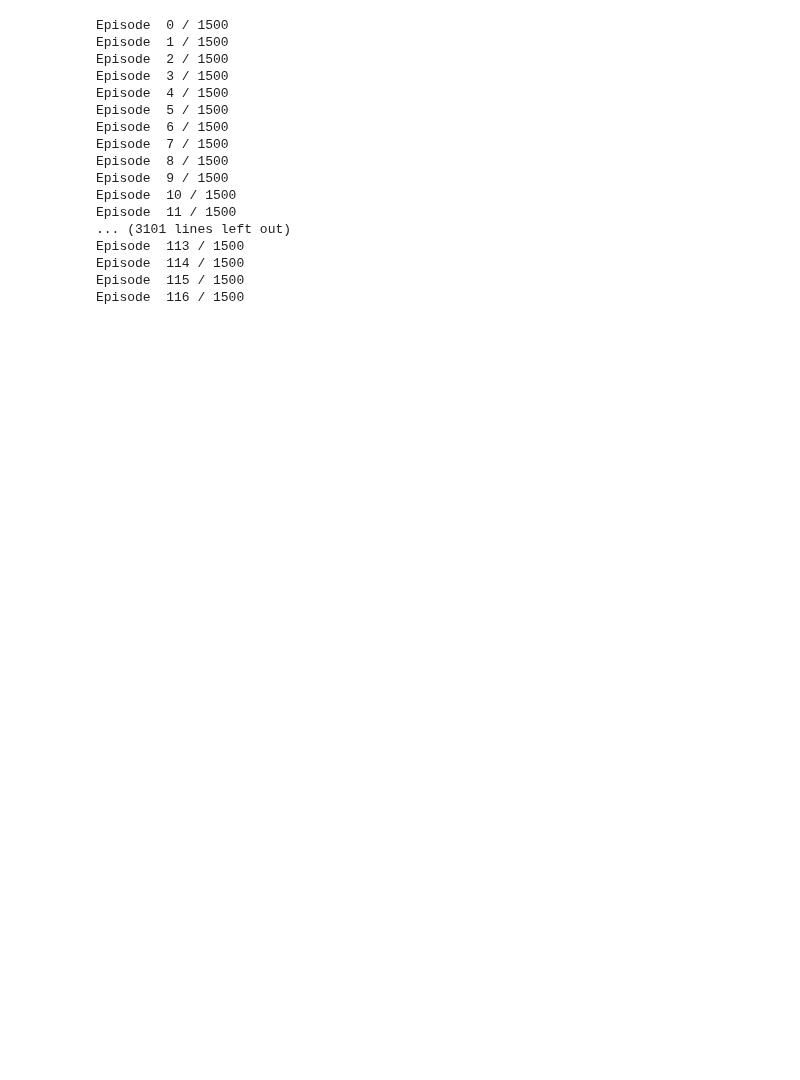
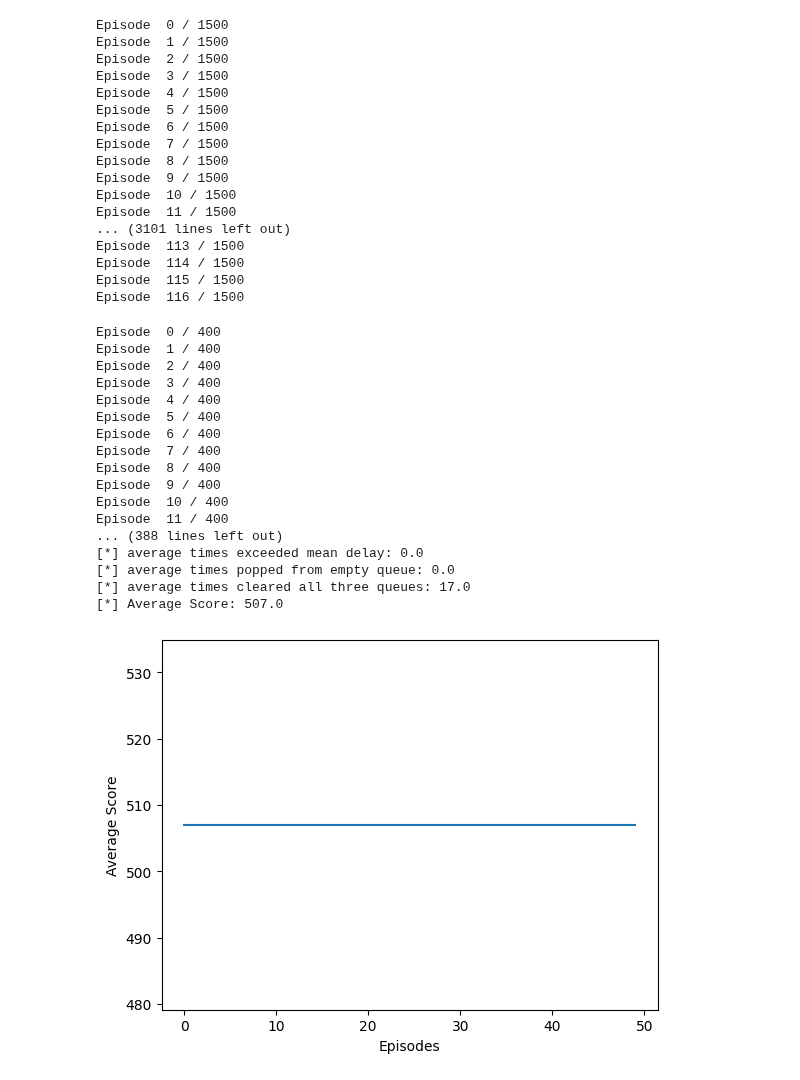
Before and after one commit to AhmedSZaman/MachineLearningA2, a Jupyter notebook: Scheduler-With-Discretize().ipynb, the cells around one changed output. Drawn from its saved outputs; the diff is of its cells as text; code cells hidden in the pictures; blank space fills up the shorter version.

Commit message:
New Report, fixed final model test

```diff
--- a/Scheduler-With-Discretize().ipynb
+++ b/Scheduler-With-Discretize().ipynb
@@ -411,3 +364,73 @@ ax.set_title('Average Reward vs Gamma and Learning Rate')
 
 # Show the plot
 plt.show()
+# %%
+# Play the Game
+env = TrafficGenerator(0.3,0.4,0.4)
+action_size = env.action_space.n
+state_size = env.observation_space.n
+qtable = np.zeros((state_size, action_size))
+train_model(0.3,0.1)
+
+def test_model():
+    rewards = []
+    total_penalties = 0
+    total_big_penalties = 0
+    total_full_clear = 0
+    for episode in range(total_test_episodes):
+        total_rewards = 0
+        state = env.reset()
+    #     print('='*40)
+    #     print("[*] Episode", episode)
+    #     print('='*40)
+
+        for step in range(max_steps):
+            env.render()
+            action = np.argmax(qtable[state, :])
+            state, reward, done, info = env.step(action)
+    #         print(reward)
+            if reward == -10:
+                total_penalties += 1
+            if reward == -25:
+                total_big_penalties += 1
+            if reward == 25:
+                total_full_clear += 1
+            total_rewards += reward
+            #print("total time: {}", env.totaltime)
+
+            if done:
+                rewards.append(total_rewards)
+                break
+    print("[*] average times exceeded mean delay:", total_penalties/total_test_episodes)
+    print("[*] average times popped from empty queue:", total_big_penalties/total_test_episodes)
+    print("[*] average times cleared all three queues:", total_full_clear/total_test_episodes)
+    print('[*] Average Score: ' + str(sum(rewards) / total_test_episodes))
+    plt.plot(rewards)
+    # Show the plot\n",
+
+    plt.xlabel('Episodes')
+    plt.ylabel('Average Score')
+
+    plt.show()
+
+test_model()
+env.close()
+# %% [output]
+Episode  0 / 400
+Episode  1 / 400
+Episode  2 / 400
+Episode  3 / 400
+Episode  4 / 400
+Episode  5 / 400
+Episode  6 / 400
+Episode  7 / 400
+Episode  8 / 400
+Episode  9 / 400
+Episode  10 / 400
+Episode  11 / 400
+... (388 lines left out)
+[*] average times exceeded mean delay: 0.0
+[*] average times popped from empty queue: 0.0
+[*] average times cleared all three queues: 17.0
+[*] Average Score: 507.0
+[figure, added]
```
Also changed, not shown: parts of 1 cell of this notebook, 1 other file.
